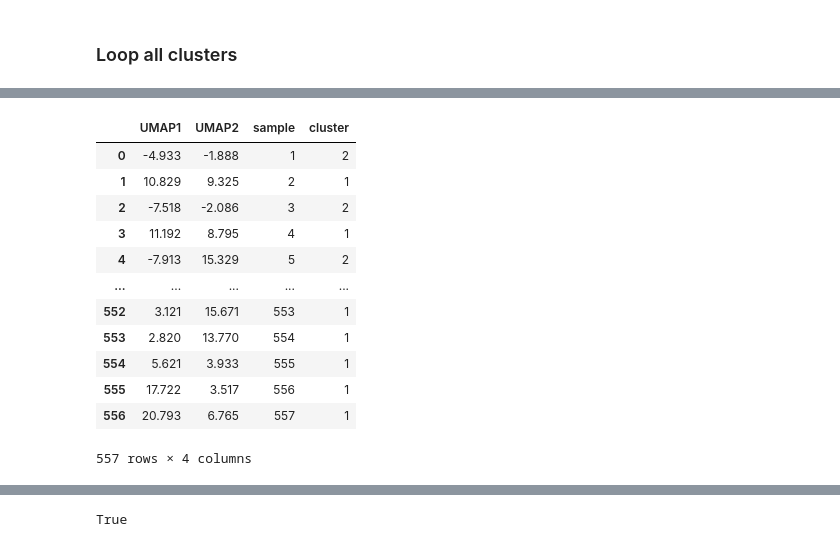
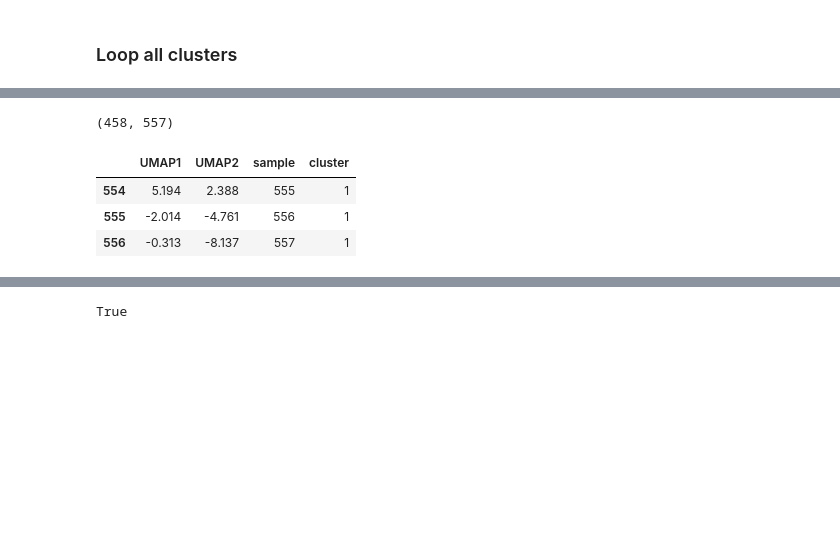
Before and after one commit to flalix/perturb_agent, a Jupyter notebook: notebooks/mtp_TCGA_56_studying_results.ipynb, the cells around one changed output, grey strips where cells are left out. Saved outputs shown, nothing was run; the diff lists cells and outputs as text; code cells hidden in the pictures; blank space fills up the shorter version.

```diff
--- a/notebooks/mtp_TCGA_56_studying_results.ipynb
+++ b/notebooks/mtp_TCGA_56_studying_results.ipynb
@@ -307,19 +296,14 @@ array([3, 4], dtype=int32)
+# %%
+mini, maxi
+# %% [output]
+(458, 557)
 # %%
-gdc.df_umap
+gdc.df_umap.tail(3)
 # %% [output]
 |  | UMAP1 | UMAP2 | sample | cluster |
-| 0 | -4.933 | -1.888 | 1 | 2 |
-| 1 | 10.829 | 9.325 | 2 | 1 |
-| 2 | -7.518 | -2.086 | 3 | 2 |
-| 3 | 11.192 | 8.795 | 4 | 1 |
-| 4 | -7.913 | 15.329 | 5 | 2 |
-| ... | ... | ... | ... | ... |
-| 552 | 3.121 | 15.671 | 553 | 1 |
-| 553 | 2.820 | 13.770 | 554 | 1 |
-| 554 | 5.621 | 3.933 | 555 | 1 |
-| 555 | 17.722 | 3.517 | 556 | 1 |
-| 556 | 20.793 | 6.765 | 557 | 1 |
+| 554 | 5.194 | 2.388 | 555 | 1 |
+| 555 | -2.014 | -4.761 | 556 | 1 |
+| 556 | -0.313 | -8.137 | 557 | 1 |
-557 rows × 4 columns
 # %%
 dfall = gdc.dfall
 dfall
```
Also changed, not shown: parts of 20 cells of this notebook, 3 other files.
